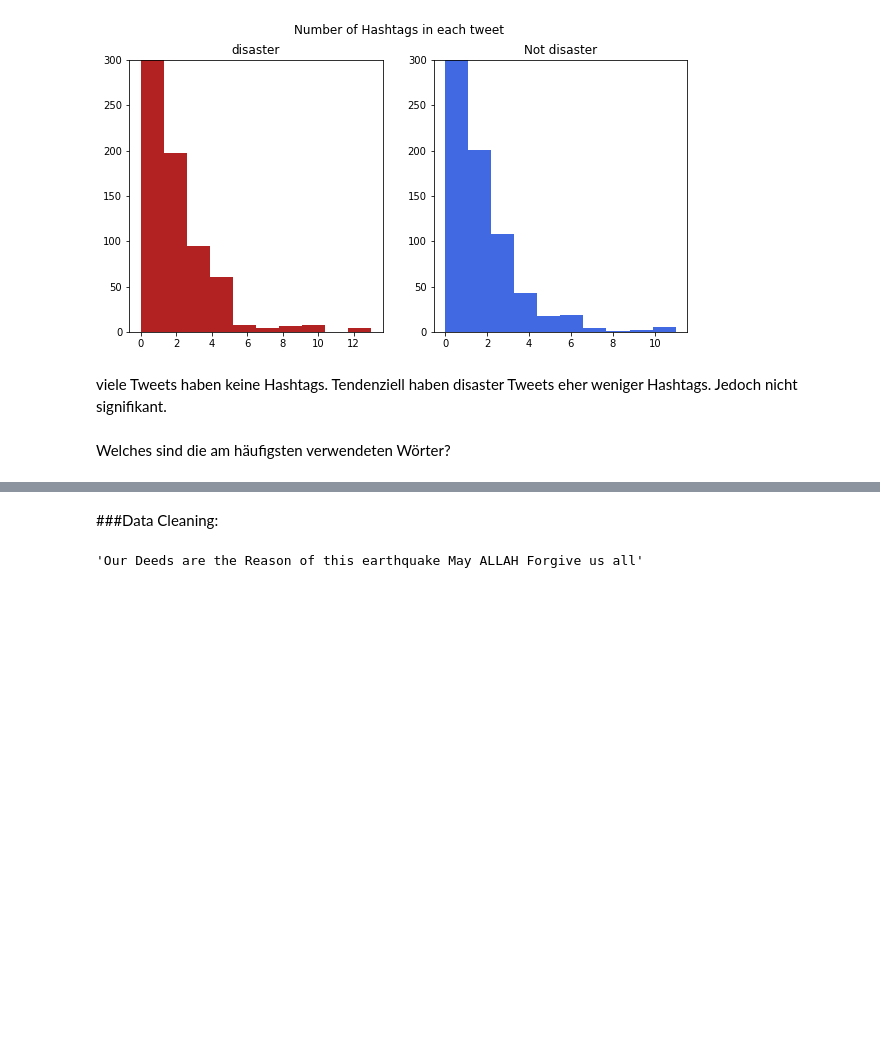
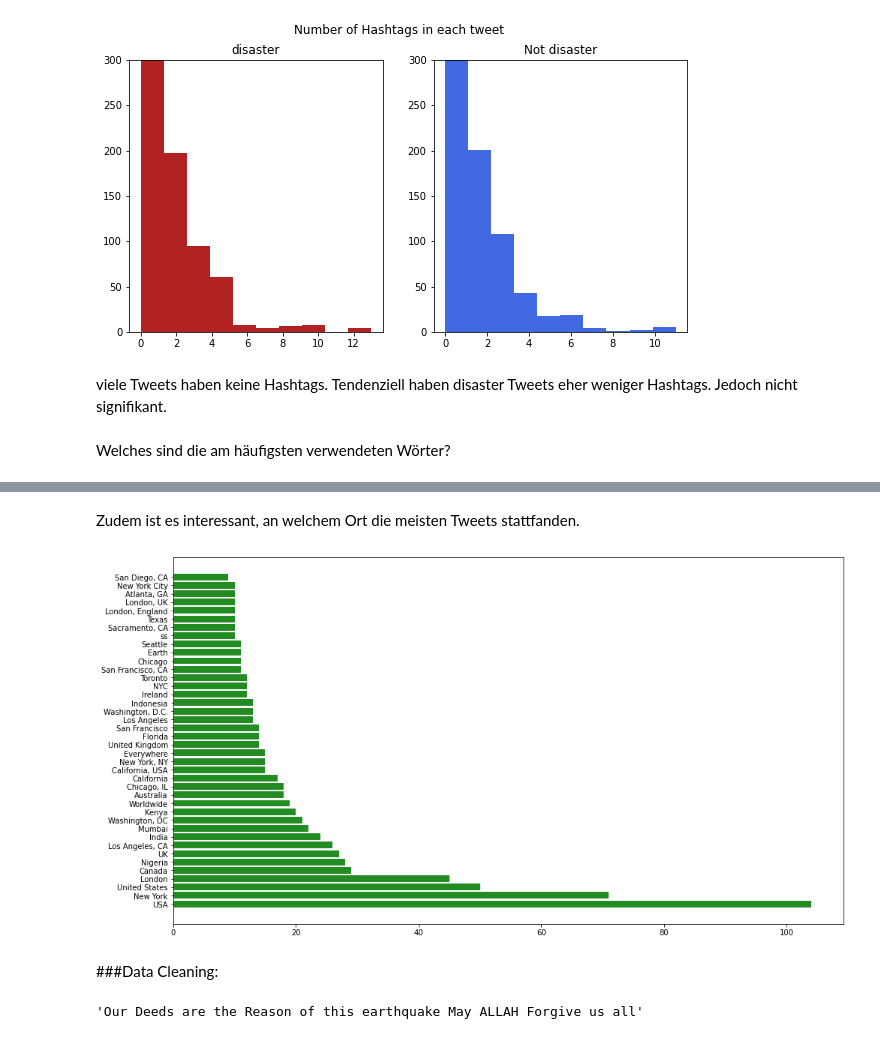
Before and after one commit to JonasZimmer1994/DataScienceProjekt, a Jupyter notebook: Data_Science_Projekt.ipynb, the cells around one changed output, grey strips where cells are left out. Drawn from its saved outputs; the diff is of its cells as text; code cells hidden in the pictures; blank space fills up the shorter version.

```diff
--- a/Data_Science_Projekt.ipynb
+++ b/Data_Science_Projekt.ipynb
@@ -193,3 +214,17 @@ Text(0.5, 1.0, 'non disaster')
+# %% [markdown]
+Zudem ist es interessant, an welchem Ort die meisten Tweets stattfanden.
+# %%
+locations=train['location'].value_counts()
+fig, ax = plt.subplots(figsize =(16, 9))
+
+keys = list(locations.keys()[:40])
+values = list(locations[:40])
+# Horizontal Bar Plot
+ax.barh(keys,values, color='forestgreen')
+# Show Plot
+plt.show()
+# %% [output]
+[figure, added]
 # %% [markdown]
 ###Data Cleaning:
 # %%
```
Also changed, not shown: parts of 21 cells of this notebook.
